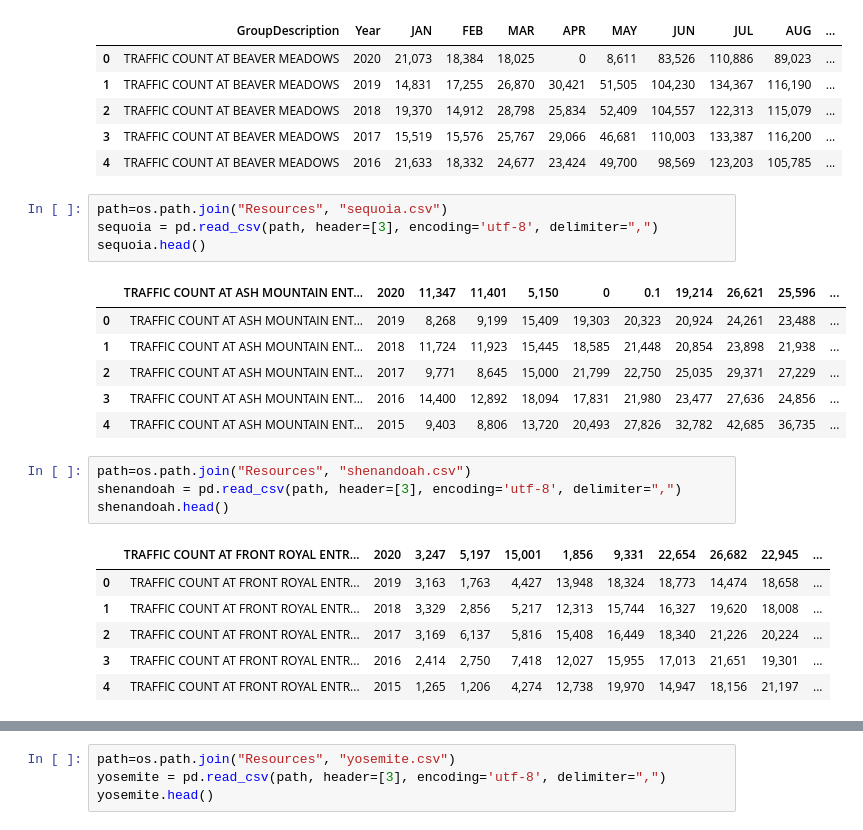
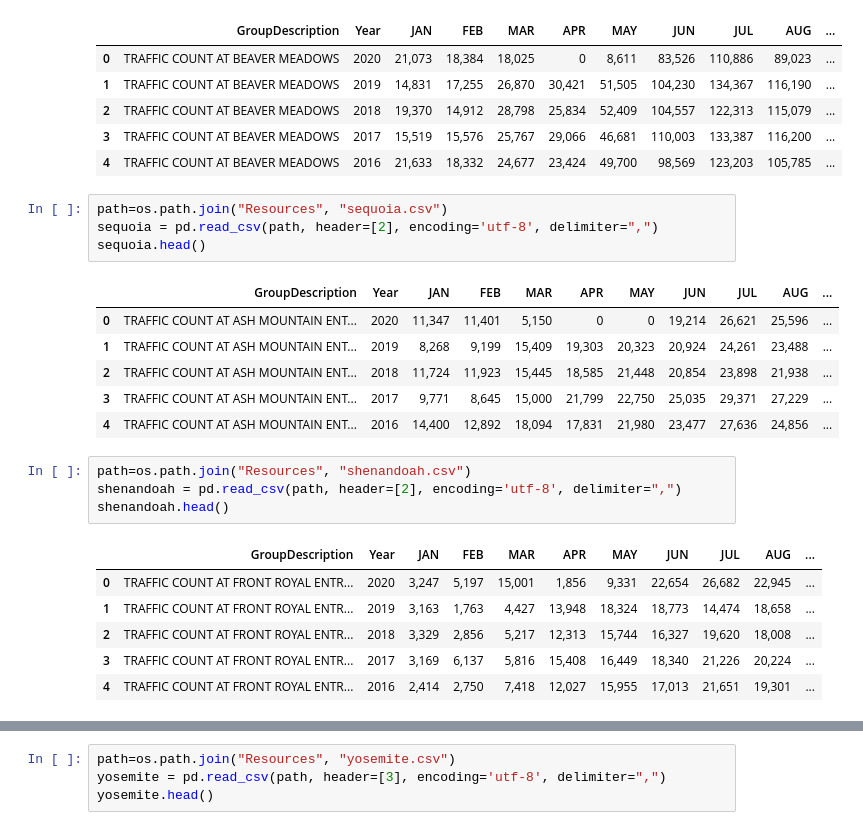
Before and after one commit to pmhu4242/ETL-Project, a Jupyter notebook: np_data_project_2.ipynb, the cells around one changed output, grey strips where cells are left out. Drawn from its saved outputs; the diff is of its cells as text.

```diff
--- a/np_data_project_2.ipynb
+++ b/np_data_project_2.ipynb
@@ -426,25 +458,25 @@ rocky_mounatin_np.head()
 | 4 | TRAFFIC COUNT AT BEAVER MEADOWS | 2016 | 21,633 | 18,332 | 24,677 | 23,424 | 49,700 | 98,569 | 123,203 | 105,785 | ... |
 # %%
 path=os.path.join("Resources", "sequoia.csv")
-sequoia = pd.read_csv(path, header=[3], encoding='utf-8', delimiter=",")
+sequoia = pd.read_csv(path, header=[2], encoding='utf-8', delimiter=",")
 sequoia.head()
 # %% [output]
-|  | TRAFFIC COUNT AT ASH MOUNTAIN ENT... | 2020 | 11,347 | 11,401 | 5,150 | 0 | 0.1 | 19,214 | 26,621 | 25,596 | ... |
-| 0 | TRAFFIC COUNT AT ASH MOUNTAIN ENT... | 2019 | 8,268 | 9,199 | 15,409 | 19,303 | 20,323 | 20,924 | 24,261 | 23,488 | ... |
-| 1 | TRAFFIC COUNT AT ASH MOUNTAIN ENT... | 2018 | 11,724 | 11,923 | 15,445 | 18,585 | 21,448 | 20,854 | 23,898 | 21,938 | ... |
-| 2 | TRAFFIC COUNT AT ASH MOUNTAIN ENT... | 2017 | 9,771 | 8,645 | 15,000 | 21,799 | 22,750 | 25,035 | 29,371 | 27,229 | ... |
-| 3 | TRAFFIC COUNT AT ASH MOUNTAIN ENT... | 2016 | 14,400 | 12,892 | 18,094 | 17,831 | 21,980 | 23,477 | 27,636 | 24,856 | ... |
-| 4 | TRAFFIC COUNT AT ASH MOUNTAIN ENT... | 2015 | 9,403 | 8,806 | 13,720 | 20,493 | 27,826 | 32,782 | 42,685 | 36,735 | ... |
+|  | GroupDescription | Year | JAN | FEB | MAR | APR | MAY | JUN | JUL | AUG | ... |
+| 0 | TRAFFIC COUNT AT ASH MOUNTAIN ENT... | 2020 | 11,347 | 11,401 | 5,150 | 0 | 0 | 19,214 | 26,621 | 25,596 | ... |
+| 1 | TRAFFIC COUNT AT ASH MOUNTAIN ENT... | 2019 | 8,268 | 9,199 | 15,409 | 19,303 | 20,323 | 20,924 | 24,261 | 23,488 | ... |
+| 2 | TRAFFIC COUNT AT ASH MOUNTAIN ENT... | 2018 | 11,724 | 11,923 | 15,445 | 18,585 | 21,448 | 20,854 | 23,898 | 21,938 | ... |
+| 3 | TRAFFIC COUNT AT ASH MOUNTAIN ENT... | 2017 | 9,771 | 8,645 | 15,000 | 21,799 | 22,750 | 25,035 | 29,371 | 27,229 | ... |
+| 4 | TRAFFIC COUNT AT ASH MOUNTAIN ENT... | 2016 | 14,400 | 12,892 | 18,094 | 17,831 | 21,980 | 23,477 | 27,636 | 24,856 | ... |
 # %%
 path=os.path.join("Resources", "shenandoah.csv")
-shenandoah = pd.read_csv(path, header=[3], encoding='utf-8', delimiter=",")
+shenandoah = pd.read_csv(path, header=[2], encoding='utf-8', delimiter=",")
 shenandoah.head()
 # %% [output]
-|  | TRAFFIC COUNT AT FRONT ROYAL ENTR... | 2020 | 3,247 | 5,197 | 15,001 | 1,856 | 9,331 | 22,654 | 26,682 | 22,945 | ... |
-| 0 | TRAFFIC COUNT AT FRONT ROYAL ENTR... | 2019 | 3,163 | 1,763 | 4,427 | 13,948 | 18,324 | 18,773 | 14,474 | 18,658 | ... |
-| 1 | TRAFFIC COUNT AT FRONT ROYAL ENTR... | 2018 | 3,329 | 2,856 | 5,217 | 12,313 | 15,744 | 16,327 | 19,620 | 18,008 | ... |
-| 2 | TRAFFIC COUNT AT FRONT ROYAL ENTR... | 2017 | 3,169 | 6,137 | 5,816 | 15,408 | 16,449 | 18,340 | 21,226 | 20,224 | ... |
-| 3 | TRAFFIC COUNT AT FRONT ROYAL ENTR... | 2016 | 2,414 | 2,750 | 7,418 | 12,027 | 15,955 | 17,013 | 21,651 | 19,301 | ... |
-| 4 | TRAFFIC COUNT AT FRONT ROYAL ENTR... | 2015 | 1,265 | 1,206 | 4,274 | 12,738 | 19,970 | 14,947 | 18,156 | 21,197 | ... |
+|  | GroupDescription | Year | JAN | FEB | MAR | APR | MAY | JUN | JUL | AUG | ... |
+| 0 | TRAFFIC COUNT AT FRONT ROYAL ENTR... | 2020 | 3,247 | 5,197 | 15,001 | 1,856 | 9,331 | 22,654 | 26,682 | 22,945 | ... |
+| 1 | TRAFFIC COUNT AT FRONT ROYAL ENTR... | 2019 | 3,163 | 1,763 | 4,427 | 13,948 | 18,324 | 18,773 | 14,474 | 18,658 | ... |
+| 2 | TRAFFIC COUNT AT FRONT ROYAL ENTR... | 2018 | 3,329 | 2,856 | 5,217 | 12,313 | 15,744 | 16,327 | 19,620 | 18,008 | ... |
+| 3 | TRAFFIC COUNT AT FRONT ROYAL ENTR... | 2017 | 3,169 | 6,137 | 5,816 | 15,408 | 16,449 | 18,340 | 21,226 | 20,224 | ... |
+| 4 | TRAFFIC COUNT AT FRONT ROYAL ENTR... | 2016 | 2,414 | 2,750 | 7,418 | 12,027 | 15,955 | 17,013 | 21,651 | 19,301 | ... |
 # %%
 path=os.path.join("Resources", "theodore_roosevelt.csv")
```
Also changed, not shown: parts of 82 cells of this notebook.
